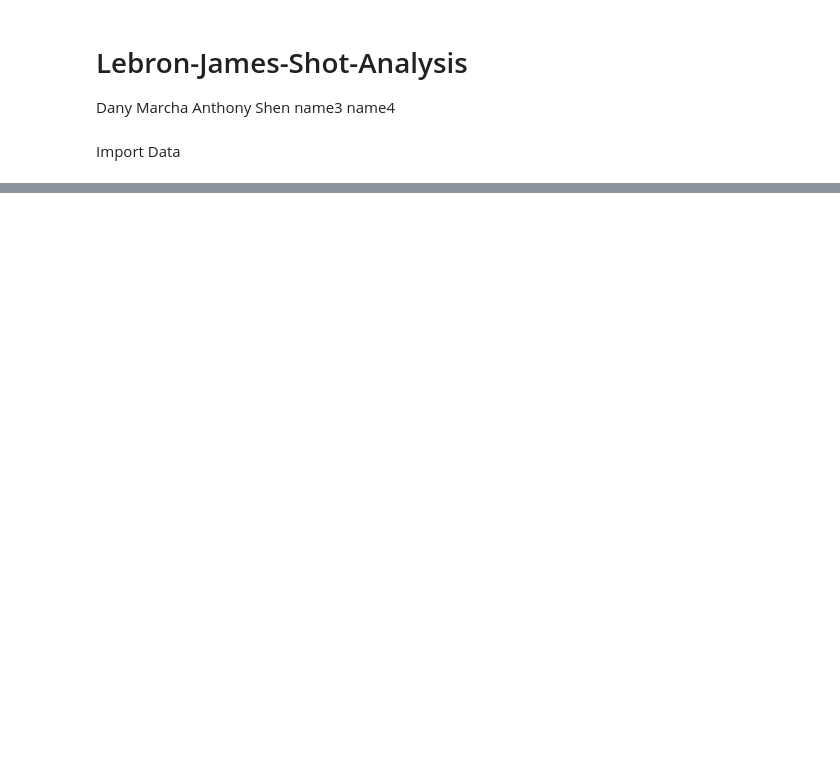
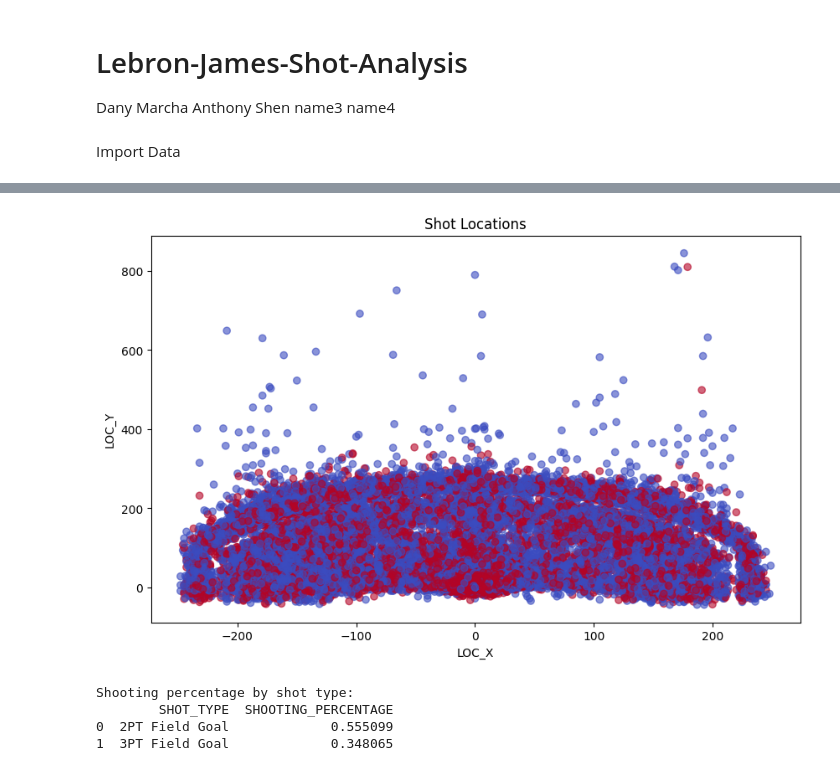
Before and after one commit to ant-shen/Lebron-James-Shot-Analysis, a Jupyter notebook: main.ipynb, the cells around one changed output, grey strips where cells are left out. Cells and saved outputs as stored; diff of their text form; code cells hidden in the pictures; blank space fills up the shorter version.

```diff
--- a/main.ipynb
+++ b/main.ipynb
@@ -44,0 +80,21 @@ Descriptive Statistics: Calculate mean, median, and mode for various quantitativ
+# %%
+# Visualize shot location (x, y) on the court
+plt.figure(figsize=(10, 6))
+plt.scatter(df['LOC_X'], df['LOC_Y'], c=df['SHOT_MADE_FLAG'], cmap='coolwarm', alpha=0.6)
+plt.title('Shot Locations')
+plt.xlabel('LOC_X')
+plt.ylabel('LOC_Y')
+plt.show()
+# %% [output]
+[figure, added]
+# %%
+# Calculate shooting percentage by shot type
+shot_type_percentage = df.groupby('SHOT_TYPE')['SHOT_MADE_FLAG'].mean().reset_index()
+shot_type_percentage.columns = ['SHOT_TYPE', 'SHOOTING_PERCENTAGE']
+print("\nShooting percentage by shot type:")
+print(shot_type_percentage)
+# %% [output]
+Shooting percentage by shot type:
+        SHOT_TYPE  SHOOTING_PERCENTAGE
+0  2PT Field Goal             0.555099
+1  3PT Field Goal             0.348065
```
Also changed, not shown: parts of 10 cells of this notebook.
